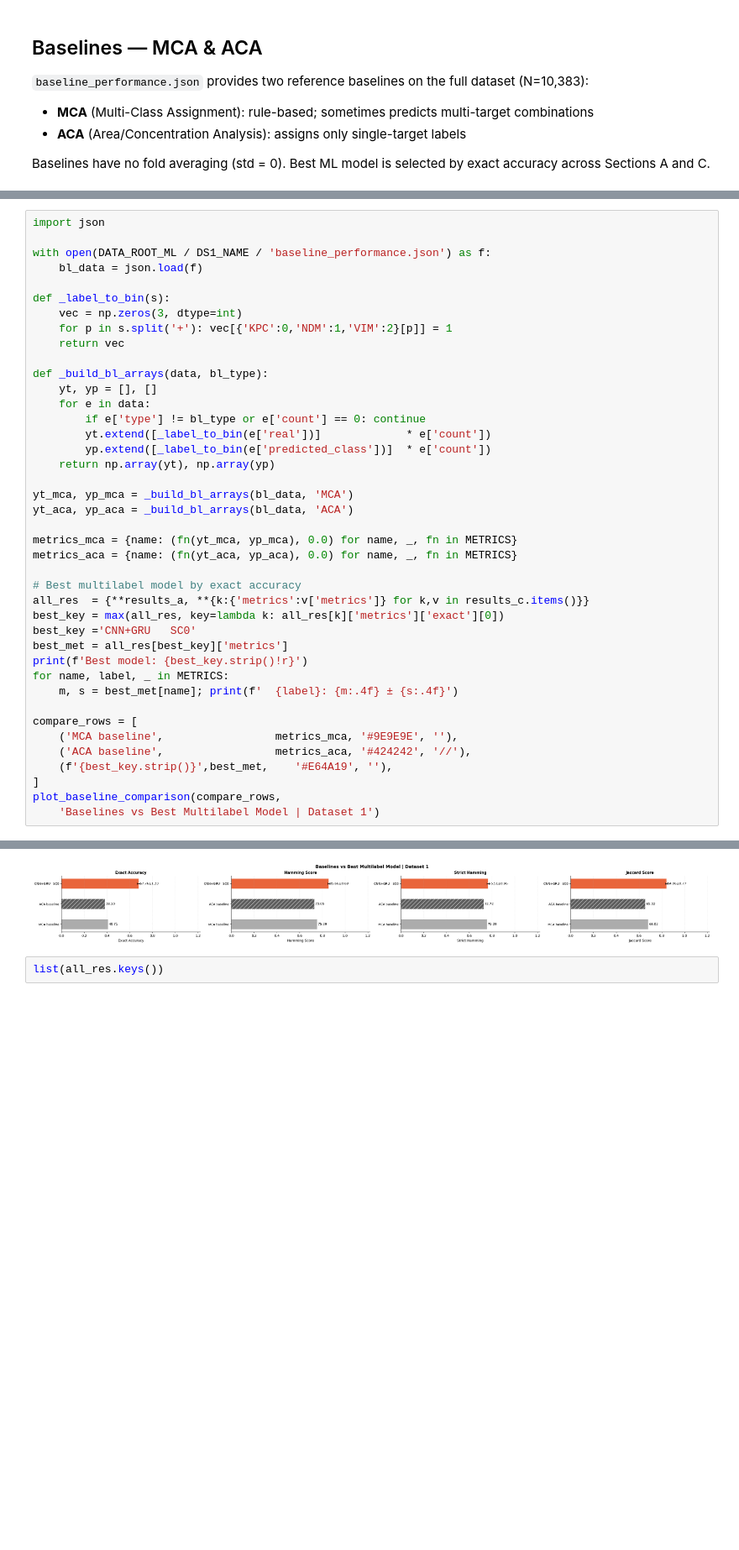
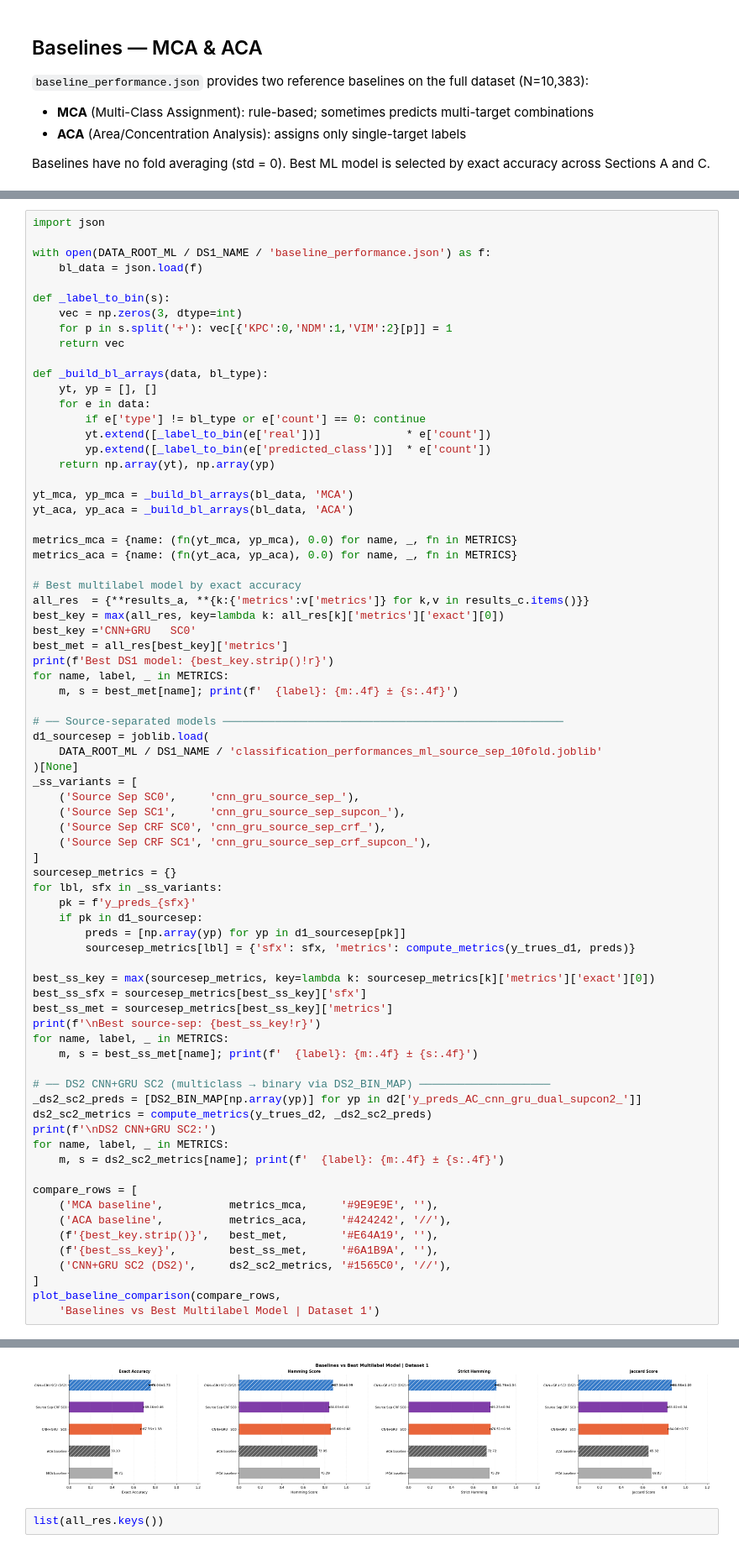
Before and after one commit to kautsarg/POC_DDM, a Jupyter notebook: gk_code/main/multiplex/notebooks/lab_multiplex_comparison.ipynb, the cells around one changed output, grey strips where cells are left out. Shown at 84% size. Saved outputs shown, nothing was run; the diff lists cells and outputs as text; blank space fills up the shorter version.

Commit message:
encoder decoder (source separation) method enhancement

```diff
--- a/gk_code/main/multiplex/notebooks/lab_multiplex_comparison.ipynb
+++ b/gk_code/main/multiplex/notebooks/lab_multiplex_comparison.ipynb
@@ -413,14 +432,47 @@ all_res  = {**results_a, **{k:{'metrics':v['metrics']} for k,v in results_c.item
 best_key = max(all_res, key=lambda k: all_res[k]['metrics']['exact'][0])
 best_key ='CNN+GRU   SC0'
 best_met = all_res[best_key]['metrics']
-print(f'Best model: {best_key.strip()!r}')
+print(f'Best DS1 model: {best_key.strip()!r}')
 for name, label, _ in METRICS:
     m, s = best_met[name]; print(f'  {label}: {m:.4f} ± {s:.4f}')
 
+# ── Source-separated models ────────────────────────────────────────────────────
+d1_sourcesep = joblib.load(
+    DATA_ROOT_ML / DS1_NAME / 'classification_performances_ml_source_sep_10fold.joblib'
+)[None]
+_ss_variants = [
+    ('Source Sep SC0',     'cnn_gru_source_sep_'),
+    ('Source Sep SC1',     'cnn_gru_source_sep_supcon_'),
+    ('Source Sep CRF SC0', 'cnn_gru_source_sep_crf_'),
+    ('Source Sep CRF SC1', 'cnn_gru_source_sep_crf_supcon_'),
+]
+sourcesep_metrics = {}
+for lbl, sfx in _ss_variants:
+    pk = f'y_preds_{sfx}'
+    if pk in d1_sourcesep:
+        preds = [np.array(yp) for yp in d1_sourcesep[pk]]
+        sourcesep_metrics[lbl] = {'sfx': sfx, 'metrics': compute_metrics(y_trues_d1, preds)}
+
+best_ss_key = max(sourcesep_metrics, key=lambda k: sourcesep_metrics[k]['metrics']['exact'][0])
+best_ss_sfx = sourcesep_metrics[best_ss_key]['sfx']
+best_ss_met = sourcesep_metrics[best_ss_key]['metrics']
+print(f'\nBest source-sep: {best_ss_key!r}')
+for name, label, _ in METRICS:
+    m, s = best_ss_met[name]; print(f'  {label}: {m:.4f} ± {s:.4f}')
+
+# ── DS2 CNN+GRU SC2 (multiclass → binary via DS2_BIN_MAP) ────────────────────
+_ds2_sc2_preds = [DS2_BIN_MAP[np.array(yp)] for yp in d2['y_preds_AC_cnn_gru_dual_supcon2_']]
+ds2_sc2_metrics = compute_metrics(y_trues_d2, _ds2_sc2_preds)
+print(f'\nDS2 CNN+GRU SC2:')
+for name, label, _ in METRICS:
+    m, s = ds2_sc2_metrics[name]; print(f'  {label}: {m:.4f} ± {s:.4f}')
+
 compare_rows = [
-    ('MCA baseline',                 metrics_mca, '#9E9E9E', ''),
-    ('ACA baseline',                 metrics_aca, '#424242', '//'),
-    (f'{best_key.strip()}',best_met,    '#E64A19', ''),
+    ('MCA baseline',          metrics_mca,     '#9E9E9E', ''),
+    ('ACA baseline',          metrics_aca,     '#424242', '//'),
+    (f'{best_key.strip()}',   best_met,        '#E64A19', ''),
+    (f'{best_ss_key}',        best_ss_met,     '#6A1B9A', ''),
+    ('CNN+GRU SC2 (DS2)',     ds2_sc2_metrics, '#1565C0', '//'),
 ]
 plot_baseline_comparison(compare_rows,
     'Baselines vs Best Multilabel Model | Dataset 1')
@@ -433,4 +497,4 @@ Best model: 'CNN+GRU   SC0'
-[figure, old version]
+[figure, new version]
 # %%
 list(all_res.keys())
 # %% [output]
```
Also changed, not shown: parts of 6 cells of this notebook, 11 other files.
